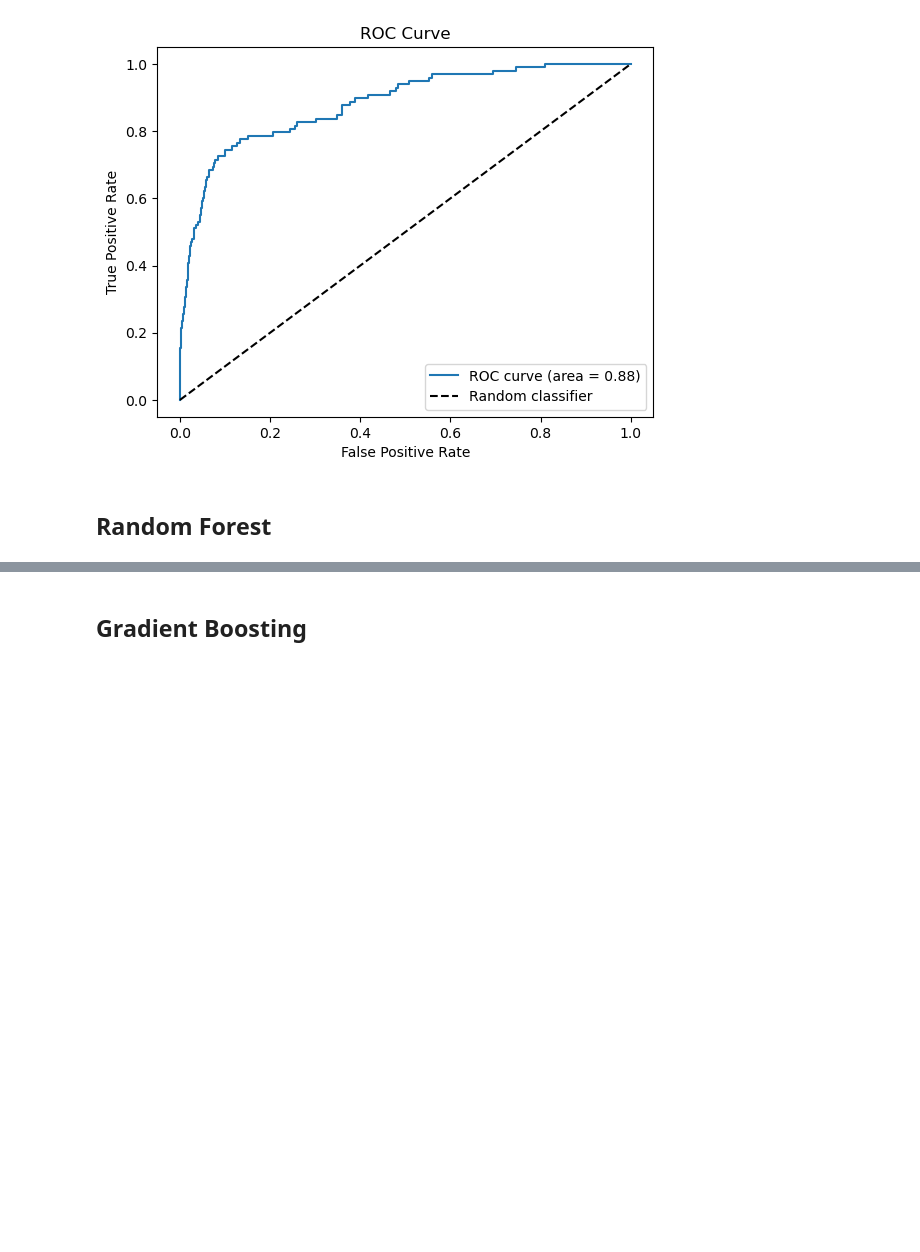
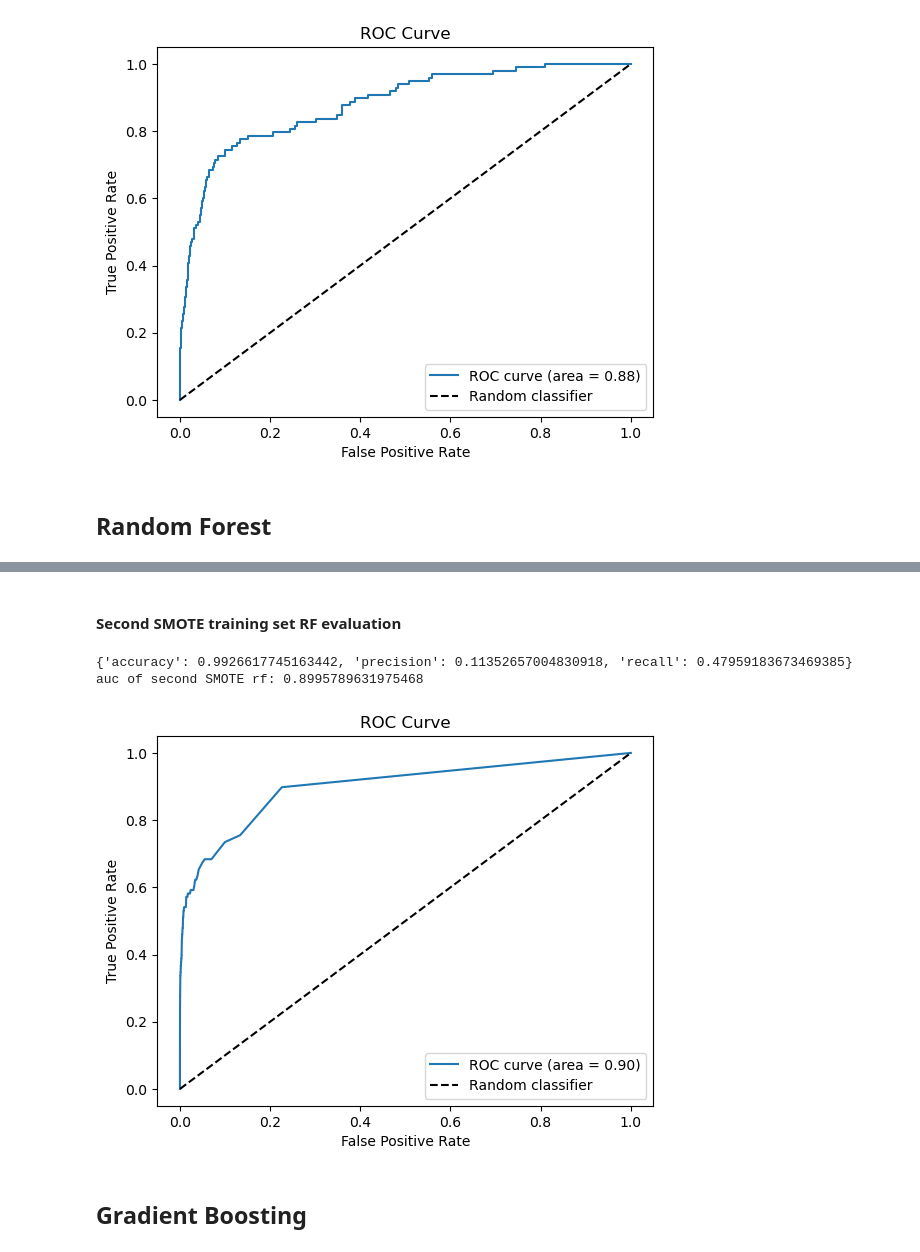
Before and after one commit to KyleDennis25/Credit-Card-Fraud-Detection, a Jupyter notebook: project.ipynb, the cells around one changed output, grey strips where cells are left out. Saved outputs shown, nothing was run; the diff lists cells and outputs as text; code cells hidden in the pictures; blank space fills up the shorter version.

```diff
--- a/project.ipynb
+++ b/project.ipynb
@@ -128,2 +168,20 @@ auc of first SMOTE lr: 0.8818692361581661
+# %% [markdown]
+#### Second SMOTE training set RF evaluation
+# %%
+# Fit second SMOTE model and get predictions
+y_pred_prob_rf3, y_pred_rf3 = train_and_predict(rf, X_train_scaled_sampled2, y_train_sampled2, X_test_scaled)
+
+# Get accuracy metrics
+rf_metrics3 = calculate_metrics(y_test, y_pred_rf3)
+print(rf_metrics3)
+rf_auc3 = roc_auc_score(y_test, y_pred_prob_rf3)
+print('auc of second SMOTE rf: '+ str(rf_auc3))
+
+# Plot auc
+roc_plot(y_test, y_pred_prob_rf3, rf_auc3)
+# %% [output]
+{'accuracy': 0.9926617745163442, 'precision': 0.11352657004830918, 'recall': 0.47959183673469385}
+auc of second SMOTE rf: 0.8995789631975468
+[figure, added]
 # %% [markdown]
 ## Gradient Boosting
```
Also changed, not shown: parts of 15 cells of this notebook.
